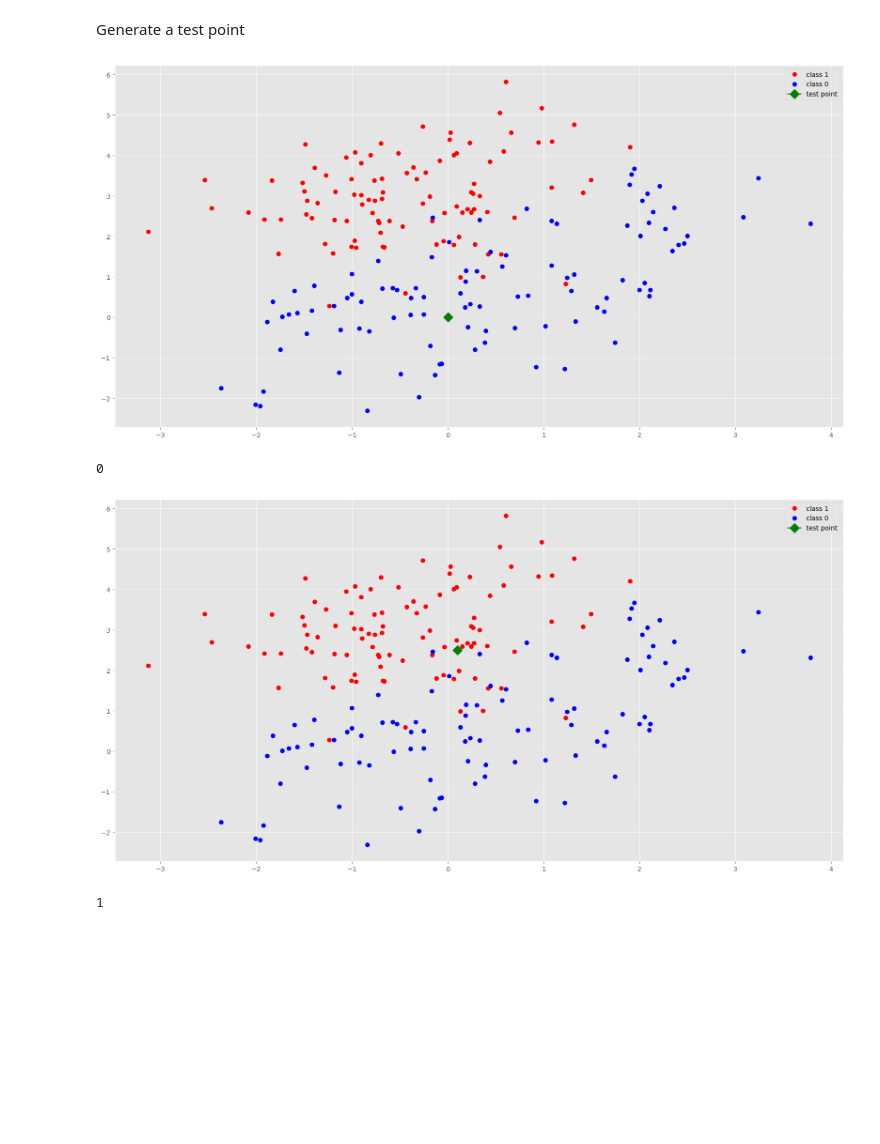
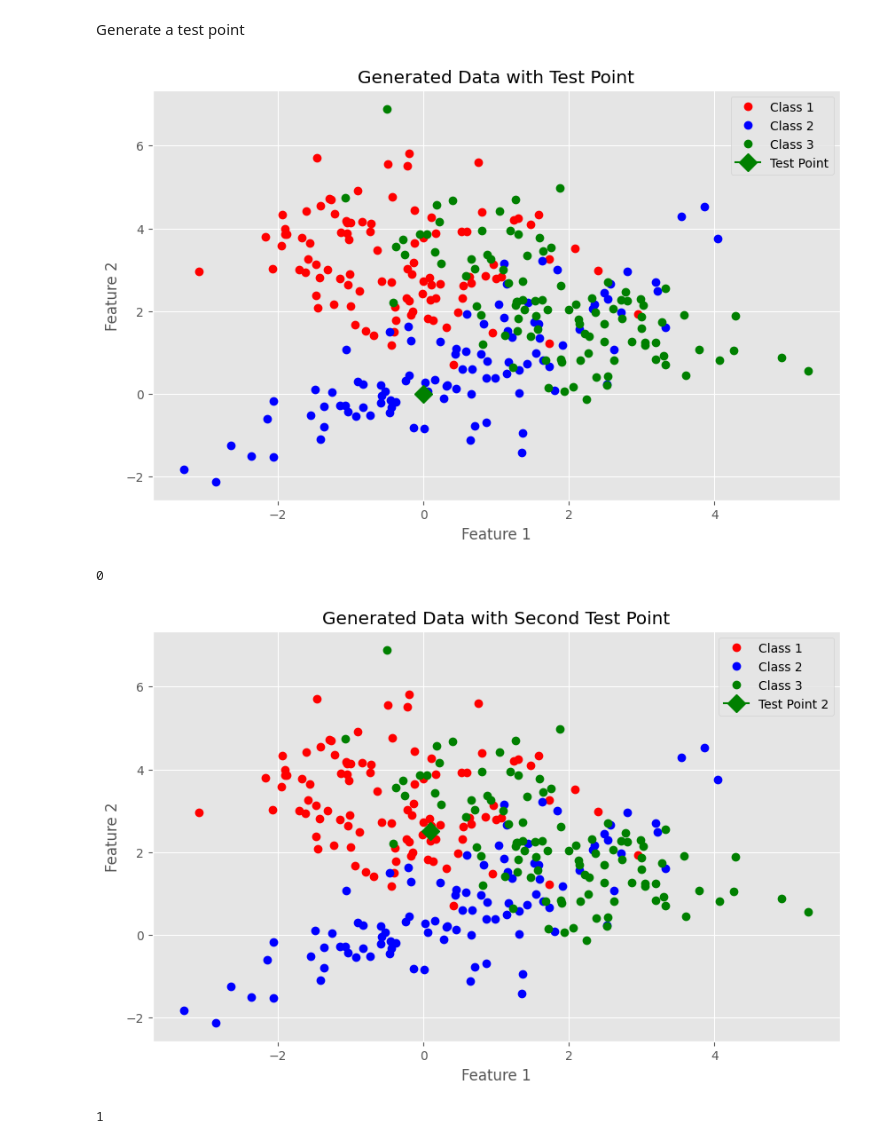
Before and after one commit to Sharon20222/Cloud-Computing, a Jupyter notebook: knn.ipynb, the cells around one changed output. Cells and saved outputs as stored; diff of their text form; code cells hidden in the pictures; blank space fills up the shorter version.

```diff
--- a/knn.ipynb
+++ b/knn.ipynb
@@ -62,16 +101,26 @@ def get_label(preds):
 # %% [markdown]
 Generate a test point
 # %%
-#Generate a test point
 example = np.array([0, 0])
-example_tf = tf.constant(example,dtype=tf.float64)
+example_tf = tf.constant(example, dtype=tf.float64)
 
-plt.plot( x1[:, 0], x1[:,1], 'ro', label='class 1')
-plt.plot(x2[:, 0], x2[:,1], 'bo', label='class 0')
-plt.plot(example[0], example[1], 'g', marker='D', markersize=10, label='test point')
-plt.legend(loc='best')
+plt.figure(figsize=(10, 6))
+
+# Plotting data points for all classes
+plt.plot(x1[:, 0], x1[:, 1], 'ro', label='Class 1')
+plt.plot(x2[:, 0], x2[:, 1], 'bo', label='Class 2')
+plt.plot(x3[:, 0], x3[:, 1], 'go', label='Class 3')
+
+# Plotting the test point
+plt.plot(example[0], example[1], 'g', marker='D', markersize=10, label='Test Point')
+
+plt.xlabel('Feature 1')
+plt.ylabel('Feature 2')
+plt.title('Generated Data with Test Point')
+plt.legend()
+plt.grid(True)
 plt.show()
 # %% [output]
-[figure, old version]
+[figure, new version]
 # %%
 k_tf = tf.constant(3)
@@ -87,11 +135,23 @@ with tf.compat.v1.Session() as sesss:
 # %%
 example_2 = np.array([0.1, 2.5])
 example_2_tf = tf.constant(example_2)
-plt.plot( x1[:, 0], x1[:,1], 'ro', label='class 1')
-plt.plot(x2[:, 0], x2[:,1], 'bo', label='class 0')
-plt.plot(example_2[0], example_2[1], 'g', marker='D', markersize=10, label='test point')
-plt.legend(loc='best')
+
+plt.figure(figsize=(10, 6))
+
+# Plotting data points for all classes
+plt.plot(x1[:, 0], x1[:, 1], 'ro', label='Class 1')
+plt.plot(x2[:, 0], x2[:, 1], 'bo', label='Class 2')
+plt.plot(x3[:, 0], x3[:, 1], 'go', label='Class 3')
+
+# Plotting the second test point
+plt.plot(example_2[0], example_2[1], 'g', marker='D', markersize=10, label='Test Point 2')
+
+plt.xlabel('Feature 1')
+plt.ylabel('Feature 2')
+plt.title('Generated Data with Second Test Point')
+plt.legend()
+plt.grid(True)
 plt.show()
 # %% [output]
-[figure, old version]
+[figure, new version]
 # %%
```
Also changed, not shown: parts of 7 cells of this notebook.
